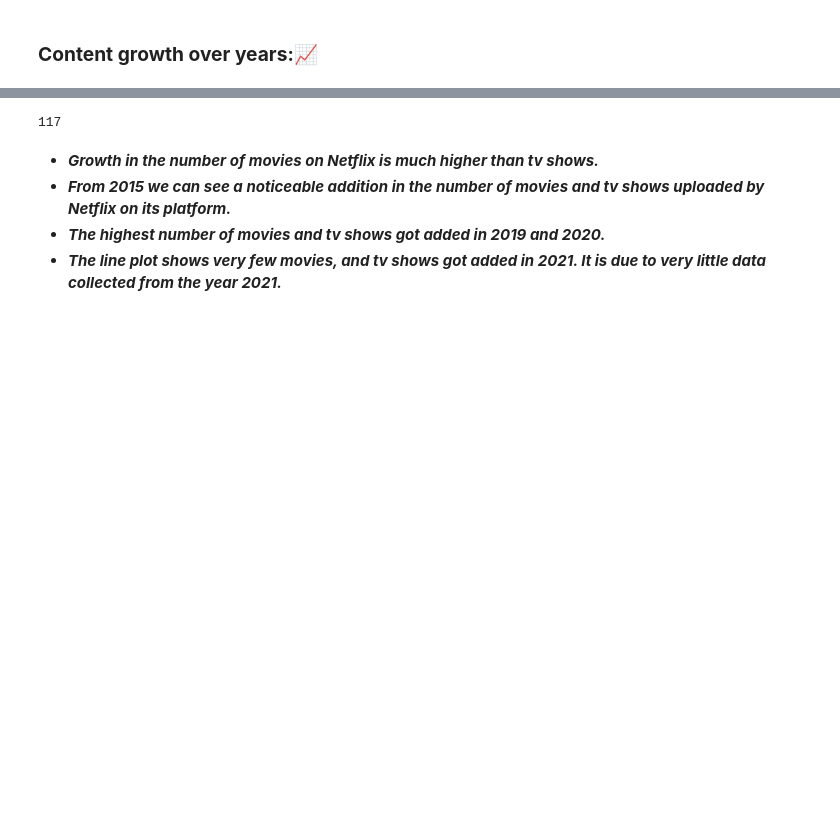
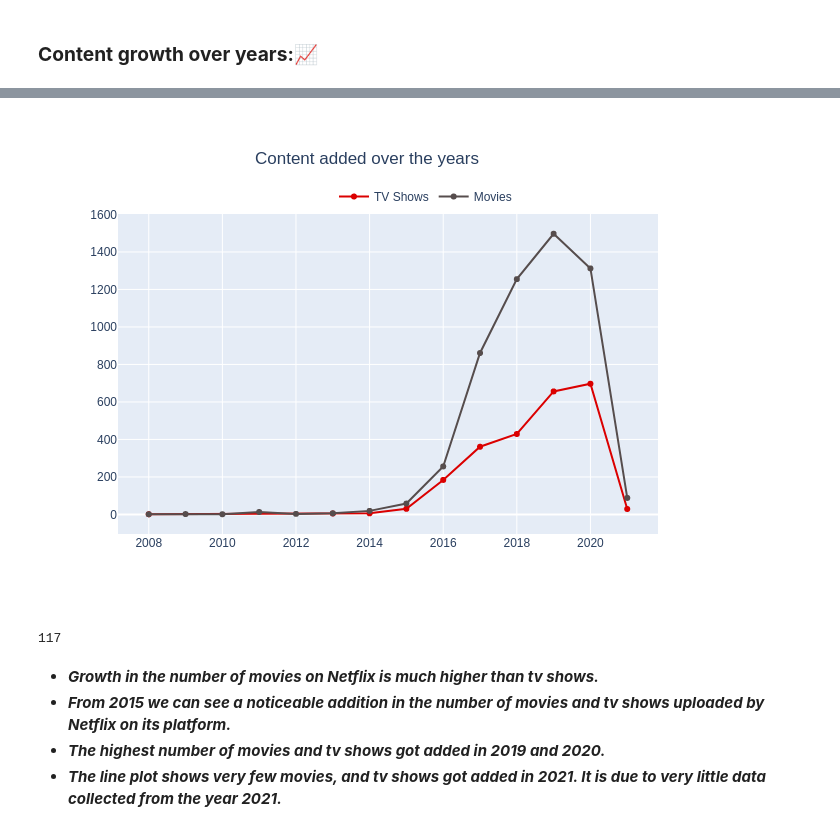
Before and after one commit to anishjohnson/NETFLIX-MOVIES-AND-TV-SHOWS-CLUSTERING, a Jupyter notebook: NETFLIX_MOVIES_AND_TV_SHOWS_CLUSTERING_Anish_Johnson.ipynb, the cells around one changed output, grey strips where cells are left out. Cells and saved outputs as stored; diff of their text form; code cells hidden in the pictures; blank space fills up the shorter version.

```diff
--- a/NETFLIX_MOVIES_AND_TV_SHOWS_CLUSTERING_Anish_Johnson.ipynb
+++ b/NETFLIX_MOVIES_AND_TV_SHOWS_CLUSTERING_Anish_Johnson.ipynb
@@ -240,8 +275,11 @@ content_2 = content_2.sort_values(col)
 
 trace1 = go.Scatter(x=content_1[col], y=content_1["count"], name="TV Shows", marker=dict(color="#db0000"))
 trace2 = go.Scatter(x=content_2[col], y=content_2["count"], name="Movies", marker=dict(color="#564d4d"))
+
 data = [trace1, trace2]
 layout = go.Layout(title="Content added over the years",title_x=0.47, legend=dict(x=0.4, y=1.1, orientation="h"))
 fig = go.Figure(data, layout=layout)
-fig.show()
+
+fig.write_image("images/content_added_over_year.png", scale=5)
+fig.show('png')
 # %% [output]
@@ -249,3 +286,4 @@ fig.show()
+[figure, added]
 # %%
 # Check why does it suddenly drop in 2021.
 len(netflix_data[netflix_data['year_added'] == 2021])
```
Also changed, not shown: parts of 112 cells of this notebook.
